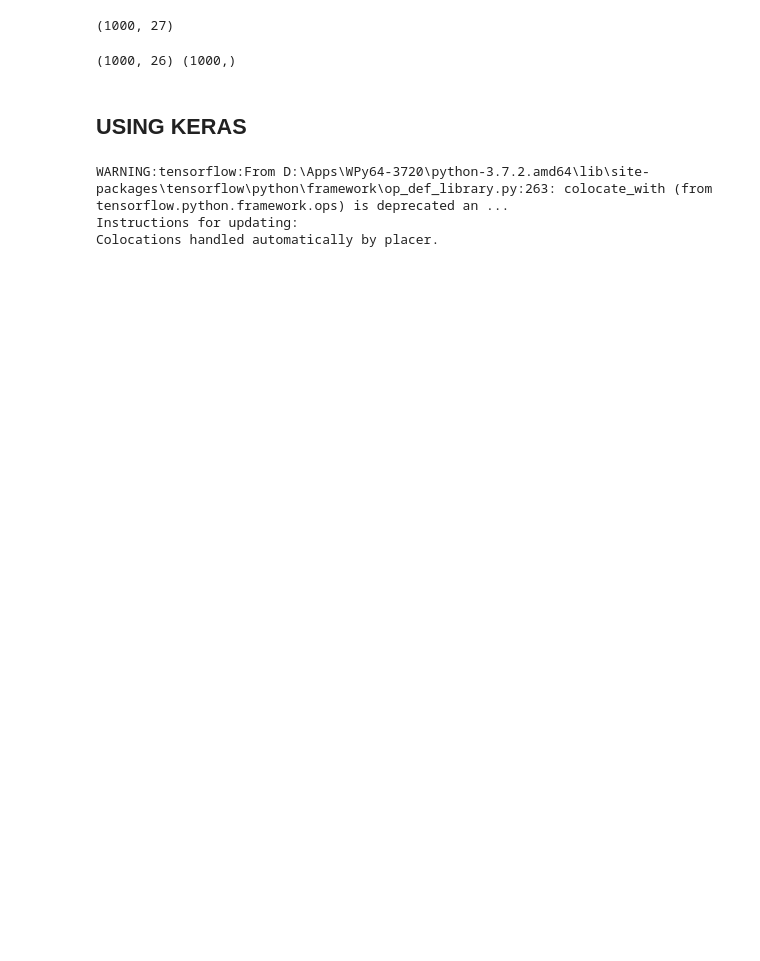
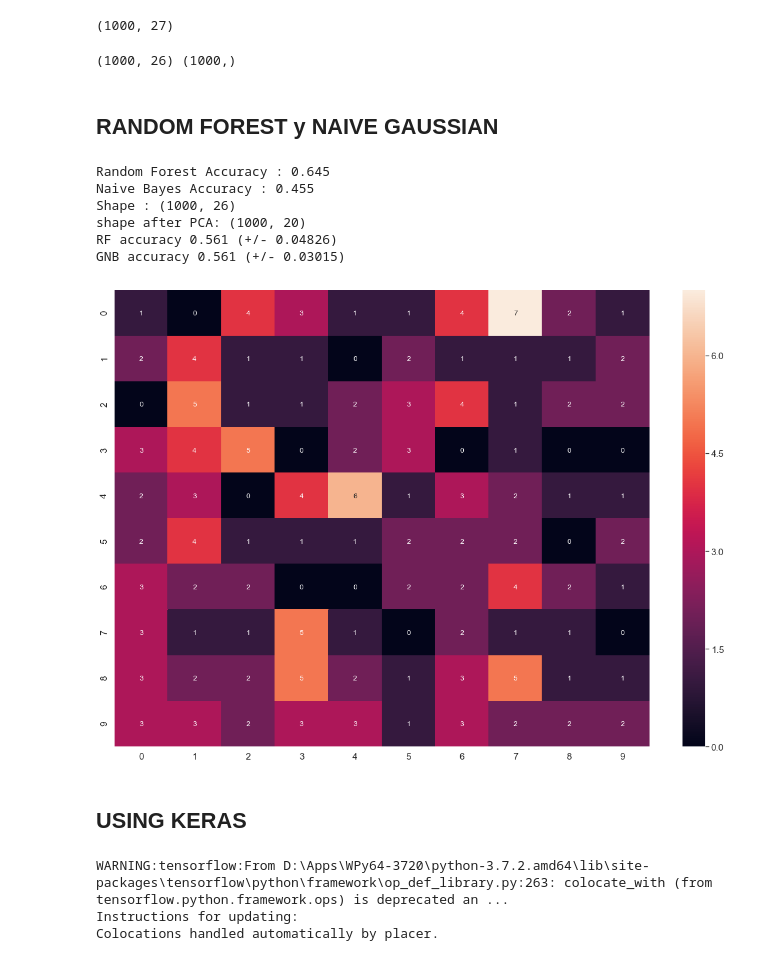
Before and after one commit to pecons/MusicClassifierAI2018-2, a Jupyter notebook: notebooks/datatest.ipynb, the cells around one changed output. Cells and saved outputs as stored; diff of their text form; code cells hidden in the pictures; blank space fills up the shorter version.

Commit message:
Update datatest.ipynb Naive and RandomForest

```diff
--- a/notebooks/datatest.ipynb
+++ b/notebooks/datatest.ipynb
@@ -92,6 +70,48 @@ print(X.shape,y.shape)
 # %%
 
 X_train, X_test, y_train, y_test = train_test_split(X, y, test_size=0.2)
+# %% [markdown]
+## RANDOM FOREST y NAIVE GAUSSIAN
+# %%
+from sklearn.ensemble import RandomForestClassifier
+from sklearn.tree import DecisionTreeClassifier
+from sklearn.naive_bayes import GaussianNB
+from sklearn.decomposition import PCA
+from sklearn.model_selection import train_test_split,cross_val_score,KFold
+from sklearn.metrics import *
+
+import seaborn as sn
+
+rf = RandomForestClassifier(n_estimators=200)
+g = GaussianNB()
+Xtr, Xts, ytr, yts = train_test_split(X,y, test_size=.2)
+rf.fit(Xtr,ytr)
+g.fit(Xtr,ytr)
+print("Random Forest Accuracy :",rf.score(Xts,yts))
+print("Naive Bayes Accuracy :",g.score(Xts,yts))
+print("Shape :",X.shape)
+X2 = PCA(n_components=20).fit_transform(X)
+print ("shape after PCA:", X2.shape)
+srf = cross_val_score(GaussianNB(), X2, y, cv=KFold(10, shuffle=True), scoring=make_scorer(accuracy_score))
+print ("RF accuracy %.3f (+/- %.5f)"%(np.mean(srf), np.std(srf)))
+s = cross_val_score(GaussianNB(), X2, y, cv=KFold(10, shuffle=True), scoring=make_scorer(accuracy_score))
+print ("GNB accuracy %.3f (+/- %.5f)"%(np.mean(s), np.std(s)))
+
+predictions=rf.predict(Xts)
+rf_model_cm = confusion_matrix(y_test, predictions)
+rf_model_df_cm = pd.DataFrame(rf_model_cm)
+plt.figure(figsize = (20,14))
+sn.set(font_scale=1.4) #for label size
+sn.heatmap(rf_model_df_cm, annot=True, annot_kws={"size": 12}) # font size
+plt.show()
+# %% [output]
+Random Forest Accuracy : 0.645
+Naive Bayes Accuracy : 0.455
+Shape : (1000, 26)
+shape after PCA: (1000, 20)
+RF accuracy 0.561 (+/- 0.04826)
+GNB accuracy 0.561 (+/- 0.03015)
+[figure, added]
 # %% [markdown]
 ## USING KERAS
 # %%
```
Also changed, not shown: parts of 2 cells of this notebook.
